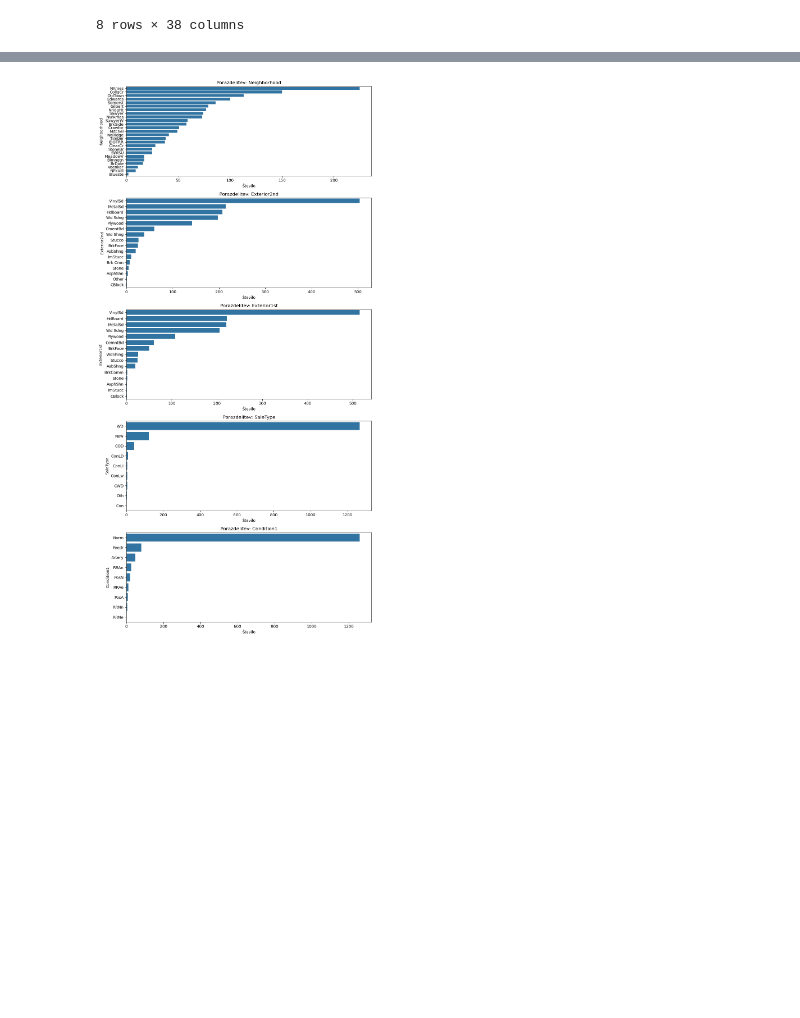
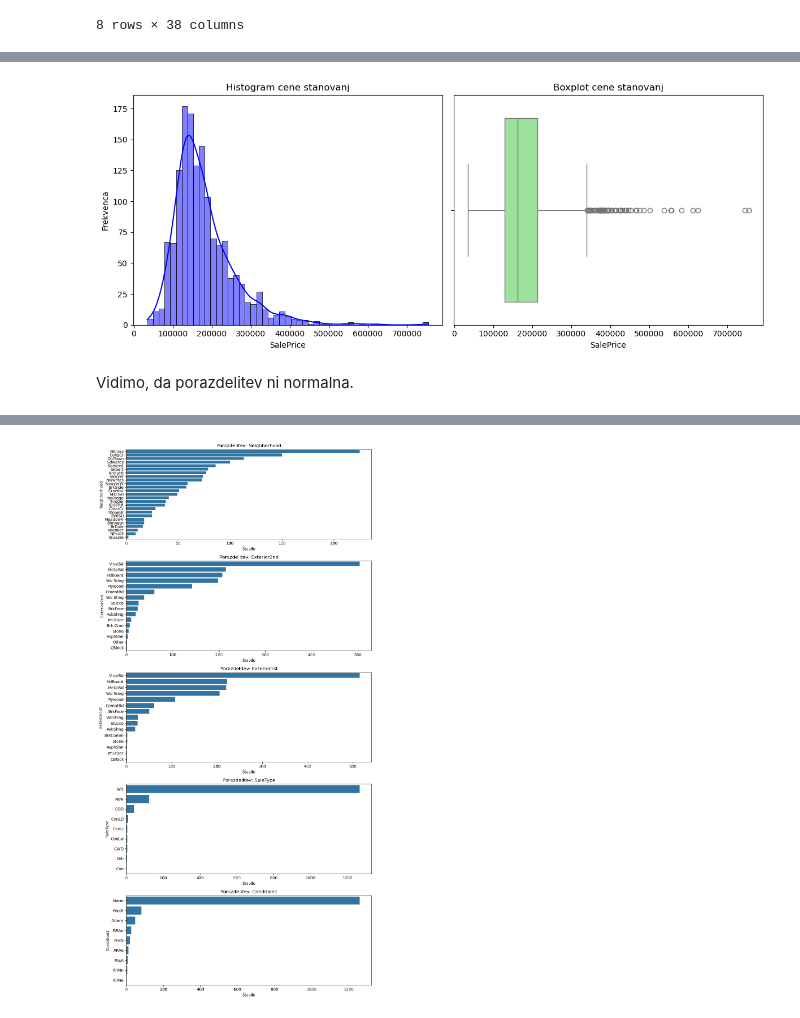
Before and after one commit to Adamusaka/PR254, a Jupyter notebook: Housing_prices_kaggle.ipynb, the cells around one changed output, grey strips where cells are left out. Saved outputs shown, nothing was run; the diff lists cells and outputs as text; code cells hidden in the pictures; blank space fills up the shorter version.

```diff
--- a/Housing_prices_kaggle.ipynb
+++ b/Housing_prices_kaggle.ipynb
@@ -107,0 +92,24 @@ dtype: int64
+# %%
+from scipy import stats
+from scipy.stats import norm
+# Vizualizacija porazdelitve ciljne spremenljivke
+plt.figure(figsize=(12, 5))
+
+# Histogram z dodanim KDE (Kernel Density Estimation) za gladko oceno porazdelitve
+plt.subplot(1, 2, 1)
+sns.histplot(train_df['SalePrice'], kde=True, color="blue")
+plt.title('Histogram cene stanovanj')
+plt.xlabel('SalePrice')
+plt.ylabel('Frekvenca')
+
+
+plt.subplot(1, 2, 2)
+sns.boxplot(x=train_df['SalePrice'], color='lightgreen')
+plt.title('Boxplot cene stanovanj')
+plt.xlabel('SalePrice')
+plt.tight_layout()
+plt.show()
+# %% [output]
+[figure, added]
+# %% [markdown]
+Vidimo, da porazdelitev ni normalna.
```
Also changed, not shown: parts of 9 cells of this notebook.
